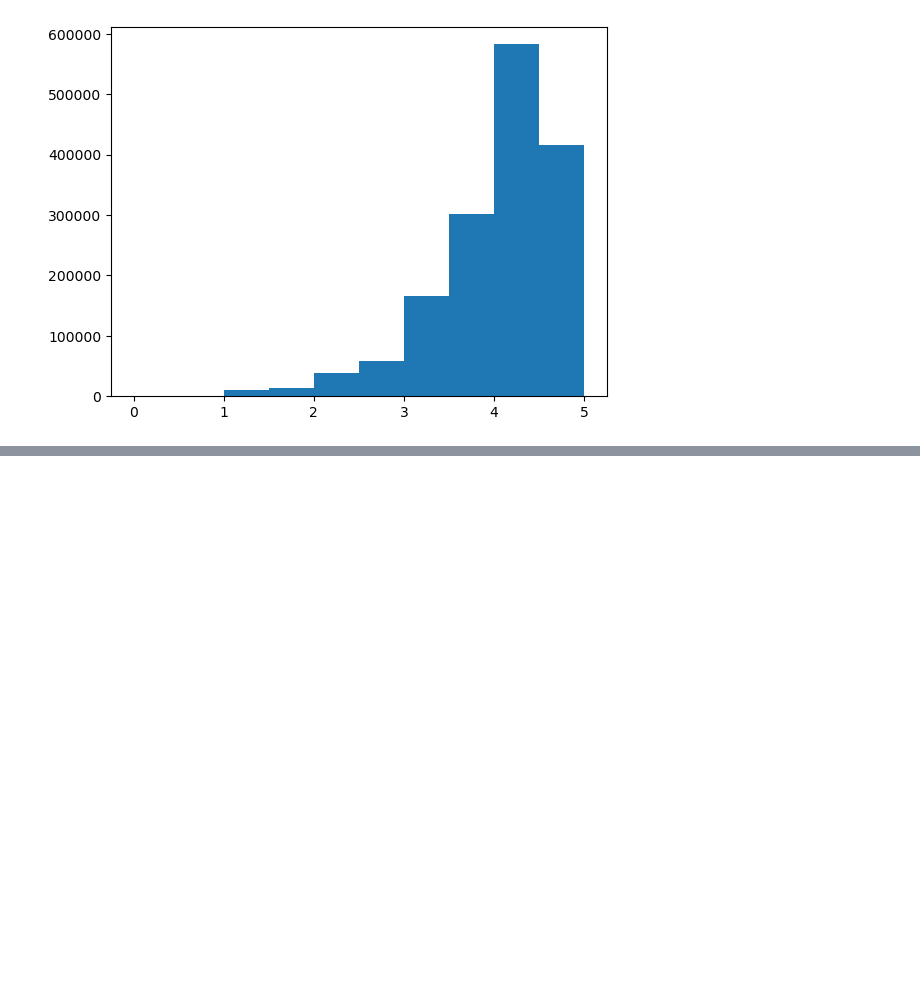
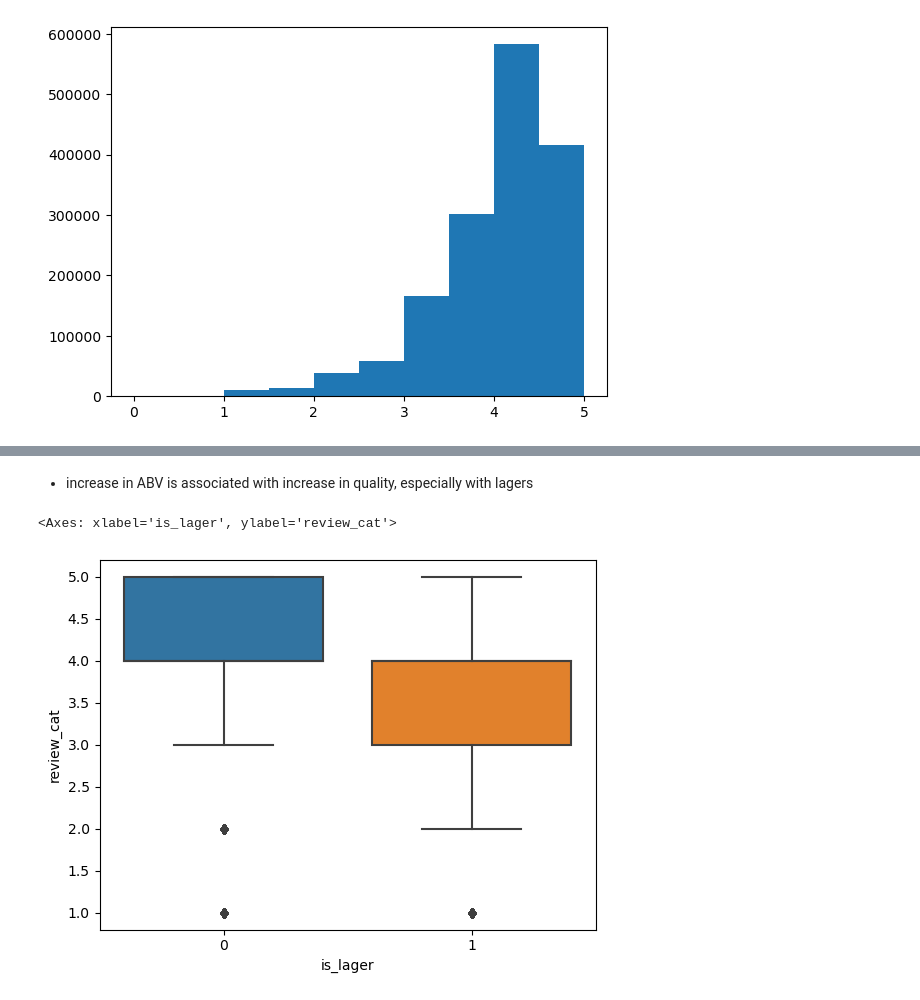
Before and after one commit to DerekBixby/beer_project, a Jupyter notebook: test.ipynb, the cells around one changed output, grey strips where cells are left out. Drawn from its saved outputs; the diff is of its cells as text; code cells hidden in the pictures; blank space fills up the shorter version.

```diff
--- a/test.ipynb
+++ b/test.ipynb
@@ -467,0 +508,7 @@ sns.lmplot(x='review_overall', y='beer_abv', data=df, scatter=True, hue='is_lage
+# %% [markdown]
+* increase in ABV is associated with increase in quality, especially with lagers
+# %%
+sns.boxplot(data=train, x='is_lager', y='review_cat')
+# %% [output]
+<Axes: xlabel='is_lager', ylabel='review_cat'>
+[figure, added]
```
Also changed, not shown: parts of 53 cells of this notebook.
